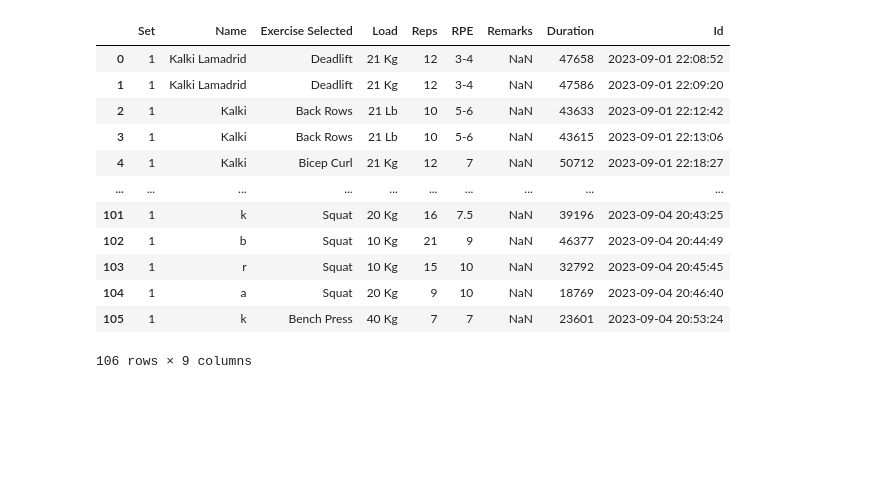
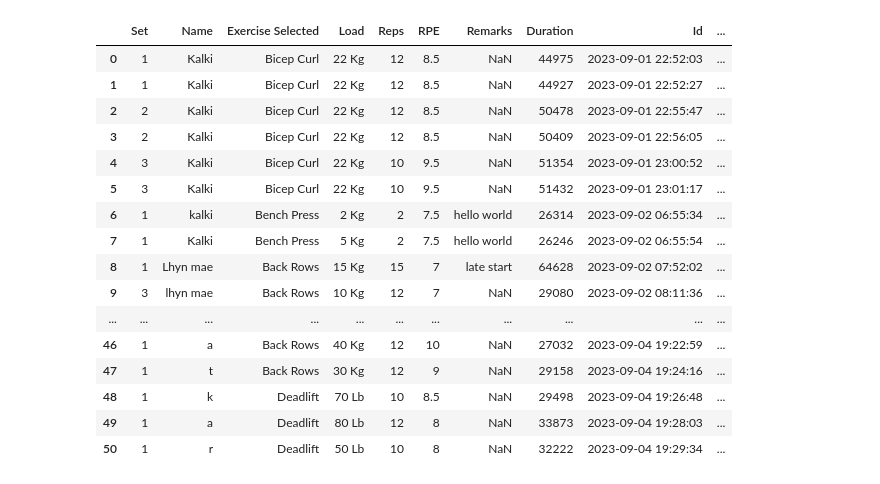
Before and after one commit to mujugen/MMDataViewer, a Jupyter notebook: script.ipynb, the cells around one changed output. Saved outputs shown, nothing was run; the diff lists cells and outputs as text; code cells hidden in the pictures; blank space fills up the shorter version.

```diff
--- a/script.ipynb
+++ b/script.ipynb
@@ -5,6 +5,13 @@ from datetime import datetime
 import matplotlib.gridspec as gridspec
 import textwrap
 import os
+from scipy.interpolate import interp1d
+from scipy.interpolate import UnivariateSpline
+
+column_time = 'TimeIndice'
+time_series_columns = ['HeartRate', 'VelocityX', 'VelocityY', 'VelocityZ', 'RotationX', 'RotationY', 'RotationZ']
+
+
 
 def load_data(file_path, column_time):
     df = pd.read_csv(file_path)
@@ -59,6 +66,11 @@ def plot_data(df, timestamps, columns, record_index):
     plt.tight_layout()
     plt.show()
 
+def delete_record_and_save_to_csv(df, record_index, csv_filename):
+    df = df.drop(index=record_index)
+    df.to_csv(csv_filename, index=False)
+    df.loc[:,['Set', 'Name', 'Exercise Selected', 'Load', 'Reps', 'RPE', 'Remarks', 'Duration', 'Id']]
+
 # Get a list of CSV files in the current directory
 csv_files = [file for file in os.listdir('./') if file.endswith('.csv')]
 
@@ -79,7 +91,3 @@ all_data = all_data.sort_values(by='Id')
 
 # Reset the index after sorting
 all_data = all_data.reset_index(drop=True)
-
-# Extract timestamps and plot the data
-timestamps = extract_timestamps(all_data, column_time, record_index)
-plot_data(all_data, timestamps, time_series_columns, record_index)
@@ -87,0 +104,2 @@ plot_data(all_data, timestamps, time_series_columns, record_index)
+# %%
+dfPage = 0
@@ -88,16 +109,20 @@ plot_data(all_data, timestamps, time_series_columns, record_index)
 # %%
-all_data.loc[:,['Set', 'Name', 'Exercise Selected', 'Load', 'Reps', 'RPE', 'Remarks', 'Duration', 'Id']]
+all_data.loc[dfPage*50:(dfPage+1)*50,['Set', 'Name', 'Exercise Selected', 'Load', 'Reps', 'RPE', 'Remarks', 'Duration', 'Id','Years Trained']]
 # %% [output]
-|  | Set | Name | Exercise Selected | Load | Reps | RPE | Remarks | Duration | Id |
-| 0 | 1 | Kalki Lamadrid | Deadlift | 21 Kg | 12 | 3-4 | NaN | 47658 | 2023-09-01 22:08:52 |
-| 1 | 1 | Kalki Lamadrid | Deadlift | 21 Kg | 12 | 3-4 | NaN | 47586 | 2023-09-01 22:09:20 |
-| 2 | 1 | Kalki | Back Rows | 21 Lb | 10 | 5-6 | NaN | 43633 | 2023-09-01 22:12:42 |
-| 3 | 1 | Kalki | Back Rows | 21 Lb | 10 | 5-6 | NaN | 43615 | 2023-09-01 22:13:06 |
-| 4 | 1 | Kalki | Bicep Curl | 21 Kg | 12 | 7 | NaN | 50712 | 2023-09-01 22:18:27 |
-| ... | ... | ... | ... | ... | ... | ... | ... | ... | ... |
-| 101 | 1 | k | Squat | 20 Kg | 16 | 7.5 | NaN | 39196 | 2023-09-04 20:43:25 |
-| 102 | 1 | b | Squat | 10 Kg | 21 | 9 | NaN | 46377 | 2023-09-04 20:44:49 |
-| 103 | 1 | r | Squat | 10 Kg | 15 | 10 | NaN | 32792 | 2023-09-04 20:45:45 |
-| 104 | 1 | a | Squat | 20 Kg | 9 | 10 | NaN | 18769 | 2023-09-04 20:46:40 |
-| 105 | 1 | k | Bench Press | 40 Kg | 7 | 7 | NaN | 23601 | 2023-09-04 20:53:24 |
+|  | Set | Name | Exercise Selected | Load | Reps | RPE | Remarks | Duration | Id | ... |
+| 0 | 1 | Kalki | Bicep Curl | 22 Kg | 12 | 8.5 | NaN | 44975 | 2023-09-01 22:52:03 | ... |
+| 1 | 1 | Kalki | Bicep Curl | 22 Kg | 12 | 8.5 | NaN | 44927 | 2023-09-01 22:52:27 | ... |
+| 2 | 2 | Kalki | Bicep Curl | 22 Kg | 12 | 8.5 | NaN | 50478 | 2023-09-01 22:55:47 | ... |
+| 3 | 2 | Kalki | Bicep Curl | 22 Kg | 12 | 8.5 | NaN | 50409 | 2023-09-01 22:56:05 | ... |
+| 4 | 3 | Kalki | Bicep Curl | 22 Kg | 10 | 9.5 | NaN | 51354 | 2023-09-01 23:00:52 | ... |
+| 5 | 3 | Kalki | Bicep Curl | 22 Kg | 10 | 9.5 | NaN | 51432 | 2023-09-01 23:01:17 | ... |
+| 6 | 1 | kalki | Bench Press | 2 Kg | 2 | 7.5 | hello world | 26314 | 2023-09-02 06:55:34 | ... |
+| 7 | 1 | Kalki | Bench Press | 5 Kg | 2 | 7.5 | hello world | 26246 | 2023-09-02 06:55:54 | ... |
+| 8 | 1 | Lhyn mae | Back Rows | 15 Kg | 15 | 7 | late start | 64628 | 2023-09-02 07:52:02 | ... |
+| 9 | 3 | lhyn mae | Back Rows | 10 Kg | 12 | 7 | NaN | 29080 | 2023-09-02 08:11:36 | ... |
+| ... | ... | ... | ... | ... | ... | ... | ... | ... | ... | ... |
+| 46 | 1 | a | Back Rows | 40 Kg | 12 | 10 | NaN | 27032 | 2023-09-04 19:22:59 | ... |
+| 47 | 1 | t | Back Rows | 30 Kg | 12 | 9 | NaN | 29158 | 2023-09-04 19:24:16 | ... |
+| 48 | 1 | k | Deadlift | 70 Lb | 10 | 8.5 | NaN | 29498 | 2023-09-04 19:26:48 | ... |
+| 49 | 1 | a | Deadlift | 80 Lb | 12 | 8 | NaN | 33873 | 2023-09-04 19:28:03 | ... |
+| 50 | 1 | r | Deadlift | 50 Lb | 10 | 8 | NaN | 32222 | 2023-09-04 19:29:34 | ... |
-106 rows × 9 columns
```
Also changed, not shown: parts of 8 cells of this notebook, 12 other files.
